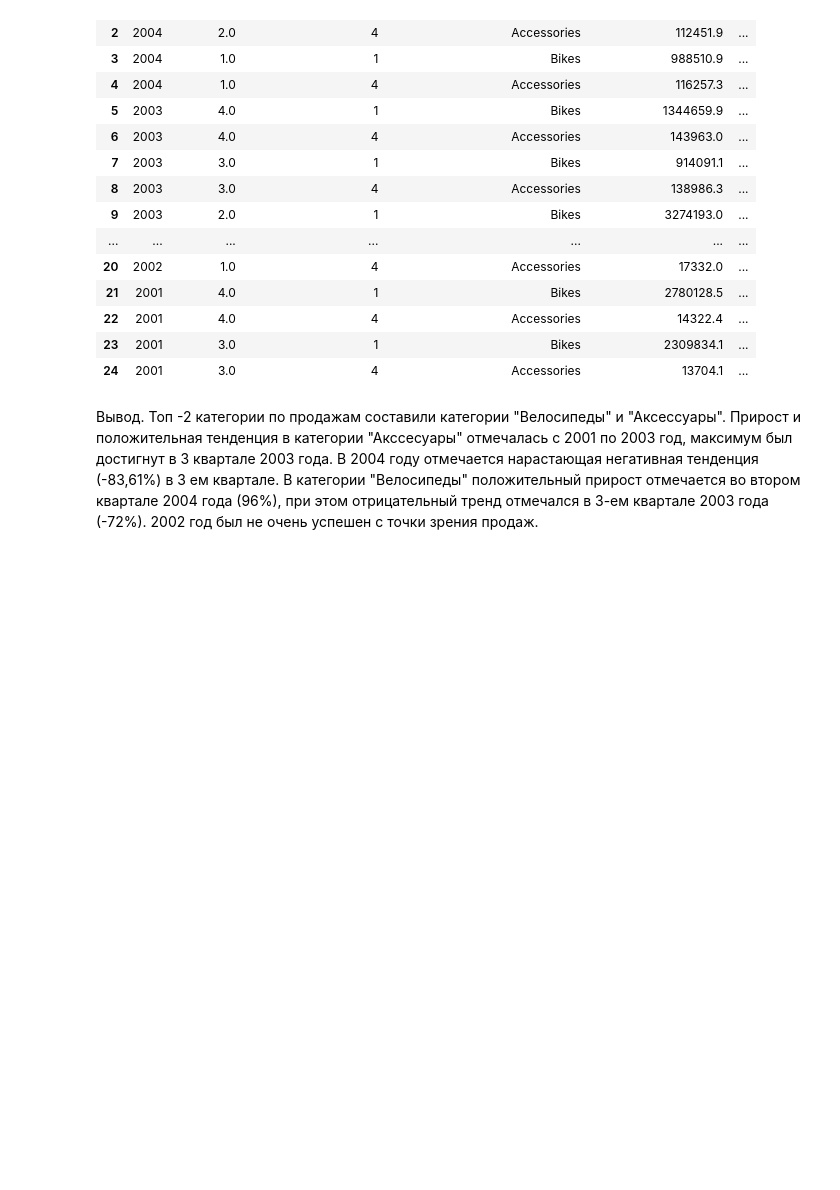
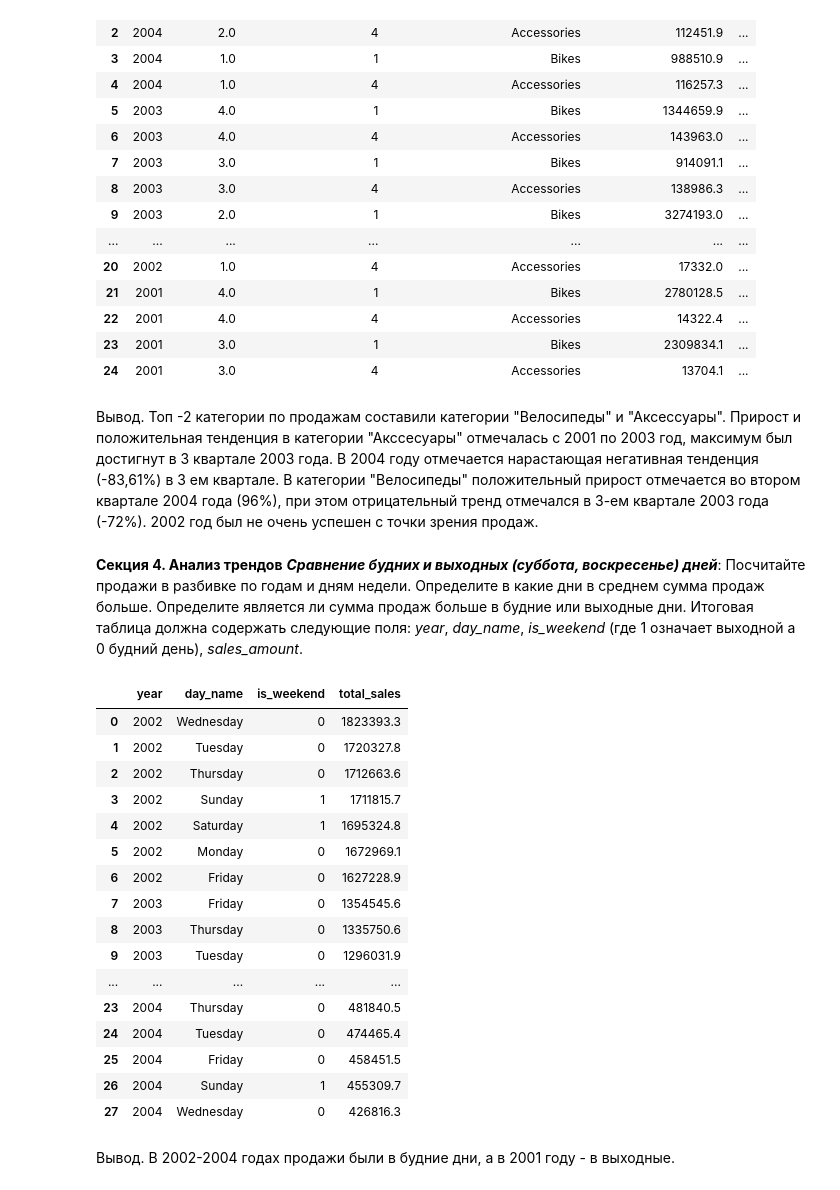
Before and after one commit to ParvinaMirakhmedova/da_course, a Jupyter notebook: case_study_on_SQL_Mirakhmedova_Parvina_12032025.ipynb, the cells around one changed output. Cells and saved outputs as stored; diff of their text form; code cells hidden in the pictures; blank space fills up the shorter version.

```diff
--- a/case_study_on_SQL_Mirakhmedova_Parvina_12032025.ipynb
+++ b/case_study_on_SQL_Mirakhmedova_Parvina_12032025.ipynb
@@ -513,3 +513,59 @@ df
 # %% [markdown]
 Вывод. Топ -2 категории по продажам составили категории "Велосипеды" и "Аксессуары". Прирост и положительная тенденция в категории "Акссесуары" отмечалась с 2001 по 2003 год, максимум был достигнут в 3 квартале 2003 года. В 2004 году отмечается нарастающая негативная тенденция (-83,61%) в 3 ем квартале.
 В категории "Велосипеды" положительный прирост отмечается во втором квартале 2004 года (96%), при этом отрицательный тренд отмечался в 3-ем квартале 2003 года (-72%). 2002 год был не очень успешен с точки зрения продаж.
+# %% [markdown]
+**Секция 4. Анализ трендов**
+***Сравнение будних и выходных (суббота, воскресенье) дней***: Посчитайте продажи в разбивке по годам и дням недели. Определите в какие дни в среднем сумма продаж больше. Определите является ли сумма продаж больше в будние или выходные дни. Итоговая таблица должна содержать следующие поля: *year*, *day_name*, *is_weekend* (где 1 означает выходной а 0 будний день), *sales_amount*.
+# %%
+query = """
+WITH sales_by_day AS (
+    SELECT
+        CAST(EXTRACT(YEAR FROM c.first_purchase_date) AS INT) AS year,
+        TO_CHAR(c.first_purchase_date, 'FMDay') AS day_name,
+        CASE
+            WHEN TO_CHAR(c.first_purchase_date, 'D') IN ('7', '1') THEN 1
+            ELSE 0
+        END AS is_weekend,
+        ROUND(SUM(s.sales_amount), 1) AS total_sales
+    FROM
+        adw_works.sales s
+    JOIN
+        adw_works.customers c ON s.customer_key = c.customer_key
+    GROUP BY
+        year, day_name, is_weekend
+)
+SELECT
+    sb.year,
+    sb.day_name,
+    sb.is_weekend,
+    sb.total_sales
+FROM
+    sales_by_day sb
+ORDER BY
+    sb.total_sales DESC;
+
+
+"""
+with set_connection() as conn:
+    df = pd.read_sql(query, conn)
+df
+# %% [output]
+|  | year | day_name | is_weekend | total_sales |
+| 0 | 2002 | Wednesday | 0 | 1823393.3 |
+| 1 | 2002 | Tuesday | 0 | 1720327.8 |
+| 2 | 2002 | Thursday | 0 | 1712663.6 |
+| 3 | 2002 | Sunday | 1 | 1711815.7 |
+| 4 | 2002 | Saturday | 1 | 1695324.8 |
+| 5 | 2002 | Monday | 0 | 1672969.1 |
+| 6 | 2002 | Friday | 0 | 1627228.9 |
+| 7 | 2003 | Friday | 0 | 1354545.6 |
+| 8 | 2003 | Thursday | 0 | 1335750.6 |
+| 9 | 2003 | Tuesday | 0 | 1296031.9 |
+| ... | ... | ... | ... | ... |
+| 23 | 2004 | Thursday | 0 | 481840.5 |
+| 24 | 2004 | Tuesday | 0 | 474465.4 |
+| 25 | 2004 | Friday | 0 | 458451.5 |
+| 26 | 2004 | Sunday | 1 | 455309.7 |
+| 27 | 2004 | Wednesday | 0 | 426816.3 |
+# %% [markdown]
+Вывод.  В 2002-2004 годах продажи были в будние дни, а в 2001 году - в выходные.
```
Also changed, not shown: parts of 1 cell of this notebook, 1 other file.
